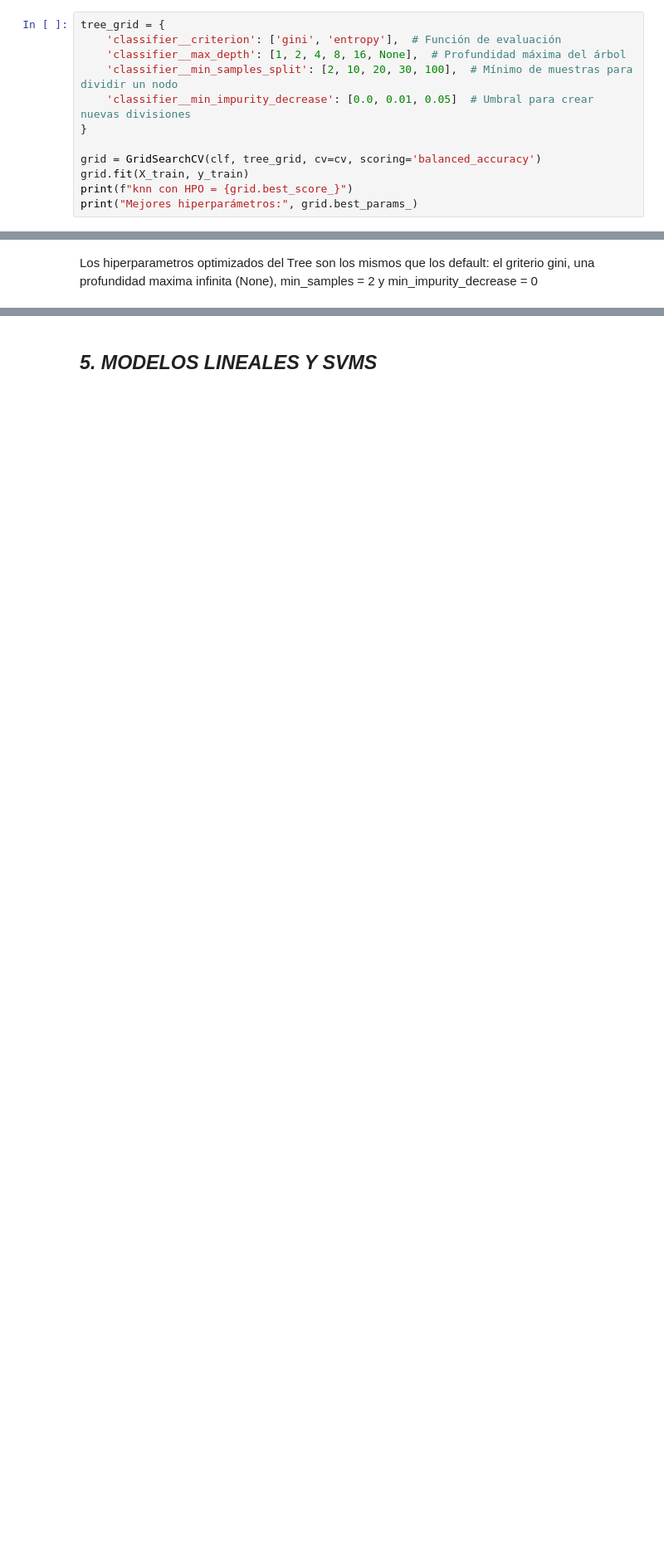
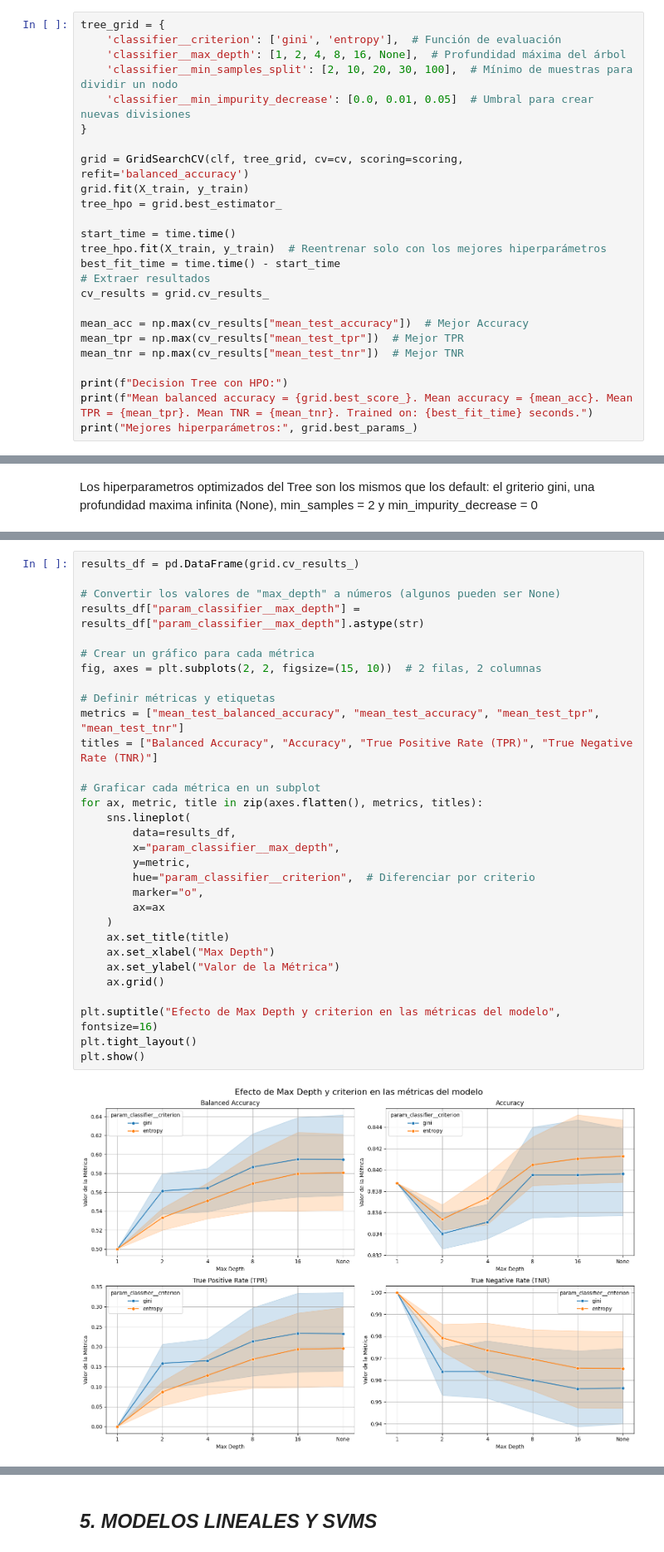
Before and after one commit to 100495991/Modelo-ML-prediccion-abandonos-en-empresa, a Jupyter notebook: main.ipynb, the cells around one changed output, grey strips where cells are left out. Shown at 83% size. Drawn from its saved outputs; the diff is of its cells as text; blank space fills up the shorter version.

```diff
--- a/main.ipynb
+++ b/main.ipynb
@@ -379,8 +431,21 @@ tree_grid = {
     'classifier__min_impurity_decrease': [0.0, 0.01, 0.05]  # Umbral para crear nuevas divisiones
 }
 
-grid = GridSearchCV(clf, tree_grid, cv=cv, scoring='balanced_accuracy')
+grid = GridSearchCV(clf, tree_grid, cv=cv, scoring=scoring, refit='balanced_accuracy')
 grid.fit(X_train, y_train)
-print(f"knn con HPO = {grid.best_score_}")
+tree_hpo = grid.best_estimator_
+
+start_time = time.time()
+tree_hpo.fit(X_train, y_train)  # Reentrenar solo con los mejores hiperparámetros
+best_fit_time = time.time() - start_time
+# Extraer resultados
+cv_results = grid.cv_results_
+
+mean_acc = np.max(cv_results["mean_test_accuracy"])  # Mejor Accuracy
+mean_tpr = np.max(cv_results["mean_test_tpr"])  # Mejor TPR
+mean_tnr = np.max(cv_results["mean_test_tnr"])  # Mejor TNR
+
+print(f"Decision Tree con HPO:")
+print(f"Mean balanced accuracy = {grid.best_score_}. Mean accuracy = {mean_acc}. Mean TPR = {mean_tpr}. Mean TNR = {mean_tnr}. Trained on: {best_fit_time} seconds.")
 print("Mejores hiperparámetros:", grid.best_params_)
 # %% [output]
@@ -416,0 +459,33 @@ Cuanto mayor es max_depth más balanced accuracy tiene el modelo, por lo que lo
+# %%
+results_df = pd.DataFrame(grid.cv_results_)
+
+# Convertir los valores de "max_depth" a números (algunos pueden ser None)
+results_df["param_classifier__max_depth"] = results_df["param_classifier__max_depth"].astype(str)
+
+# Crear un gráfico para cada métrica
+fig, axes = plt.subplots(2, 2, figsize=(15, 10))  # 2 filas, 2 columnas
+
+# Definir métricas y etiquetas
+metrics = ["mean_test_balanced_accuracy", "mean_test_accuracy", "mean_test_tpr", "mean_test_tnr"]
+titles = ["Balanced Accuracy", "Accuracy", "True Positive Rate (TPR)", "True Negative Rate (TNR)"]
+
+# Graficar cada métrica en un subplot
+for ax, metric, title in zip(axes.flatten(), metrics, titles):
+    sns.lineplot(
+        data=results_df,
+        x="param_classifier__max_depth",
+        y=metric,
+        hue="param_classifier__criterion",  # Diferenciar por criterio
+        marker="o",
+        ax=ax
+    )
+    ax.set_title(title)
+    ax.set_xlabel("Max Depth")
+    ax.set_ylabel("Valor de la Métrica")
+    ax.grid()
+
+plt.suptitle("Efecto de Max Depth y criterion en las métricas del modelo", fontsize=16)
+plt.tight_layout()
+plt.show()
+# %% [output]
+[figure, added]
```
Also changed, not shown: parts of 20 cells of this notebook.
